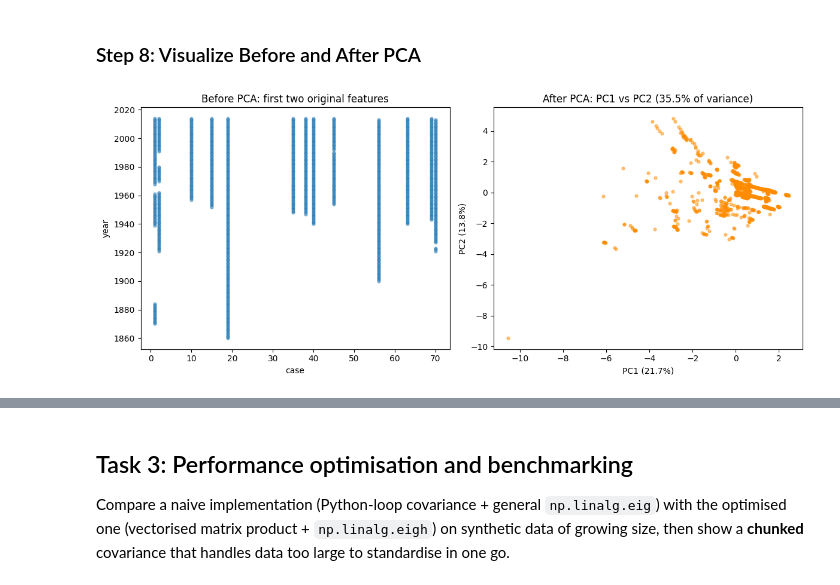
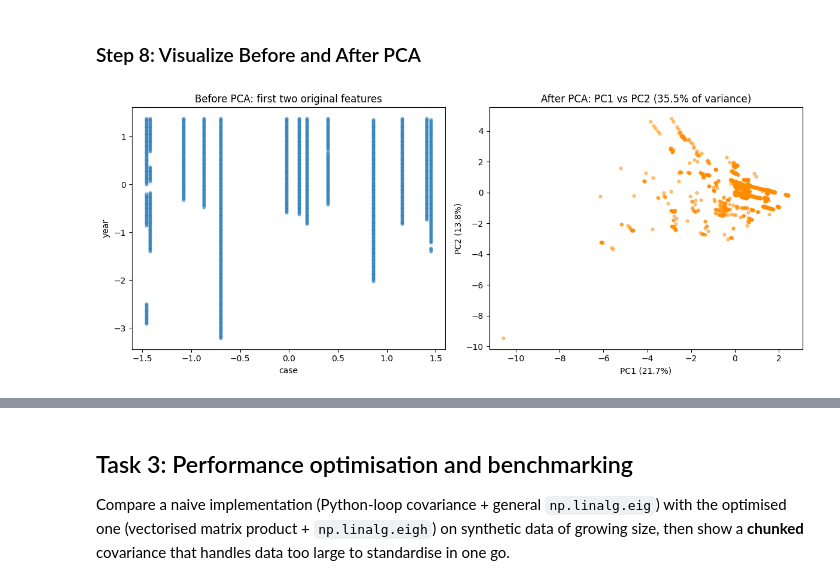
Before and after one commit to elkuradusenge/Mathematics_for_ML_Formative2_PCA_Cohort2_Team25, a Jupyter notebook: notebook37897a34af.ipynb, the cells around one changed output, grey strips where cells are left out. Drawn from its saved outputs; the diff is of its cells as text; code cells hidden in the pictures.

```diff
--- a/notebook37897a34af.ipynb
+++ b/notebook37897a34af.ipynb
@@ -42,0 +67,14 @@ array([['1', 'DZA', 'Algeria', '1870', '1', '0.052264', '0', '0', '0', '3.441455
+# %%
+# Load the data using NumPy only
+raw = np.genfromtxt(DATA_PATH, delimiter=',', dtype=str, encoding='utf-8', autostrip=True, comments=None)
+
+# Handle the structure of the loaded data
+if raw.ndim == 1:
+    header = list(raw.dtype.names)
+    body = raw.view(np.ndarray).reshape(-1, len(header))
+else:
+    header = [str(h) for h in raw[0]]
+    body = raw[1:]
+
+print('Rows:', body.shape[0], '| Columns:', body.shape[1])
+print('Columns:', header)
@@ -293,19 +334,19 @@ array([[ 1.2691,  0.062 , -2.1857, -2.2783,  0.8737, -1.0669,  2.7189, -1.8478,
 # %%
 # Step 8: Visualize Before and After PCA
 pcs_2d = standardized_data @ sorted_eigenvectors[:, :2]   # first two PCs for plotting
 
 fig, ax = plt.subplots(1, 2, figsize=(12, 5))
 
 # Plot original data (first two features for simplicity)
-ax[0].scatter(X[:, 0], X[:, 1], alpha=0.5, s=12)
+ax[0].scatter(standardized_data[:, 0], standardized_data[:, 1], alpha=0.5, s=12)
 ax[0].set_title('Before PCA: first two original features')
 ax[0].set_xlabel(feature_names[0]); ax[0].set_ylabel(feature_names[1])
 
 # Plot reduced data after PCA
 ax[1].scatter(pcs_2d[:, 0], pcs_2d[:, 1], alpha=0.5, s=12, color='darkorange')
 ax[1].set_title(f'After PCA: PC1 vs PC2 ({cumulative_variance[1]:.1%} of variance)')
 ax[1].set_xlabel(f'PC1 ({explained_variance_ratio[0]:.1%})'); ax[1].set_ylabel(f'PC2 ({explained_variance_ratio[1]:.1%})')
 
 plt.tight_layout(); plt.show()
 # %% [output]
-[figure, old version]
+[figure, new version]
```
Also changed, not shown: parts of 16 cells of this notebook.
